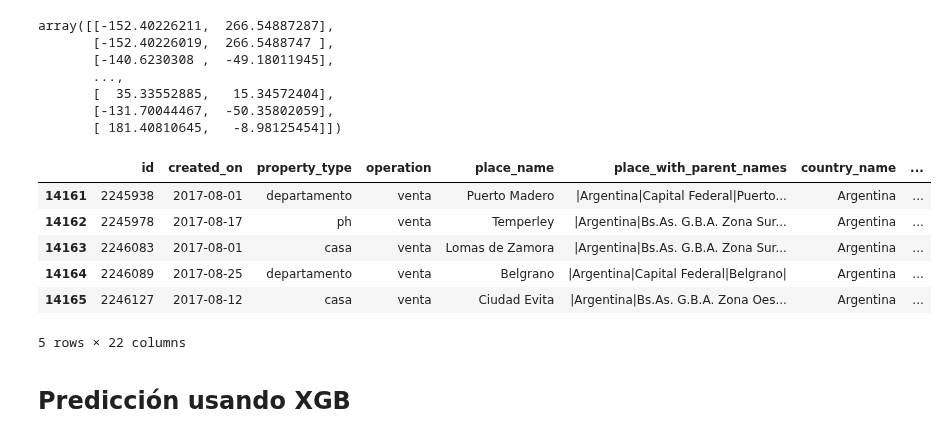
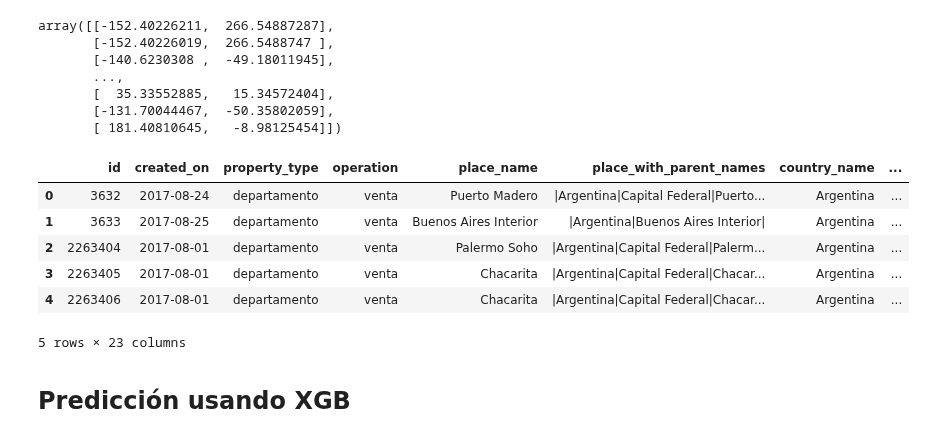
Before and after one commit to nicolaslongo/datos-TP1, a Jupyter notebook: XGB.ipynb, the cells around one changed output. Saved outputs shown, nothing was run; the diff lists cells and outputs as text; code cells hidden in the pictures.

Commit message:
Usamos el tipo de propiedad

```diff
--- a/XGB.ipynb
+++ b/XGB.ipynb
@@ -41,0 +73,9 @@ data.shape
+# %%
+def tipoDePropiedadData(x):
+    if (x== 'house'): return 1
+    if (x== 'PH'): return 2
+    if (x== 'apartment'): return 3
+    if (x== 'store'): return 4
+
+data_float['tipo_propiedad'] = data_float['property_type'].apply(tipoDePropiedadData)
+data_float['tipo_propiedad'].describe()
@@ -123,13 +177,0 @@ dtype: int64
-# %%
-data_float = data.loc[:, ['price_aprox_usd', 'surface_total_in_m2', 'surface_covered_in_m2',\
-                          'lat', 'lon', 'created_on']].dropna()
-
-# filtro de datos anómalos
-data_float = \
-data_float.loc[((data_float.surface_total_in_m2 >= 0.0) & (data_float.surface_total_in_m2 <= 1000000.0)) & \
-               ((data_float.surface_covered_in_m2 >= 0.0) & (data_float.surface_covered_in_m2 <= 50000000.0)) \
-               , :]
-
-
-data_float.shape
-#(104604, 6)
@@ -141,0 +188,9 @@ data_float['mes'] = data_float['fecha'].map(lambda x:x.month)
+# %%
+def tipoDePropiedadTest(x):
+    if (x== 'casa'): return 1
+    if (x== 'ph'): return 2
+    if (x== 'departamento'): return 3
+    if (x== 'negocio'): return 4
+
+test_float['tipo_propiedad'] = test_float['property_type'].apply(tipoDePropiedadTest)
+test_float['tipo_propiedad'].describe()
@@ -256,19 +301,19 @@ array([[-152.40226211,  266.54887287],
 # %%
 d = {'col1': red_test[:,0], 'col2': red_test[:,1]}
 red_test_data = pd.DataFrame(data=d)
 
 #test_float.reset_index(inplace=True)
 test_float['PCA1'] = red_test_data['col1']
 test_float['PCA2'] = red_test_data['col2']
-test_float.tail()
+test_float.head()
 # %% [output]
 |  | id | created_on | property_type | operation | place_name | place_with_parent_names | country_name | ... |
-| 14161 | 2245938 | 2017-08-01 | departamento | venta | Puerto Madero | |Argentina|Capital Federal|Puerto... | Argentina | ... |
-| 14162 | 2245978 | 2017-08-17 | ph | venta | Temperley | |Argentina|Bs.As. G.B.A. Zona Sur... | Argentina | ... |
-| 14163 | 2246083 | 2017-08-01 | casa | venta | Lomas de Zamora | |Argentina|Bs.As. G.B.A. Zona Sur... | Argentina | ... |
-| 14164 | 2246089 | 2017-08-25 | departamento | venta | Belgrano | |Argentina|Capital Federal|Belgrano| | Argentina | ... |
-| 14165 | 2246127 | 2017-08-12 | casa | venta | Ciudad Evita | |Argentina|Bs.As. G.B.A. Zona Oes... | Argentina | ... |
+| 0 | 3632 | 2017-08-24 | departamento | venta | Puerto Madero | |Argentina|Capital Federal|Puerto... | Argentina | ... |
+| 1 | 3633 | 2017-08-25 | departamento | venta | Buenos Aires Interior | |Argentina|Buenos Aires Interior| | Argentina | ... |
+| 2 | 2263404 | 2017-08-01 | departamento | venta | Palermo Soho | |Argentina|Capital Federal|Palerm... | Argentina | ... |
+| 3 | 2263405 | 2017-08-01 | departamento | venta | Chacarita | |Argentina|Capital Federal|Chacar... | Argentina | ... |
+| 4 | 2263406 | 2017-08-01 | departamento | venta | Chacarita | |Argentina|Capital Federal|Chacar... | Argentina | ... |
-5 rows × 22 columns
+5 rows × 23 columns
 # %% [markdown]
 <br><B><FONT FACE="Arial" SIZE="5">Predicción usando XGB</FONT></B><br/>
 # %%
```
Also changed, not shown: parts of 23 cells of this notebook.
